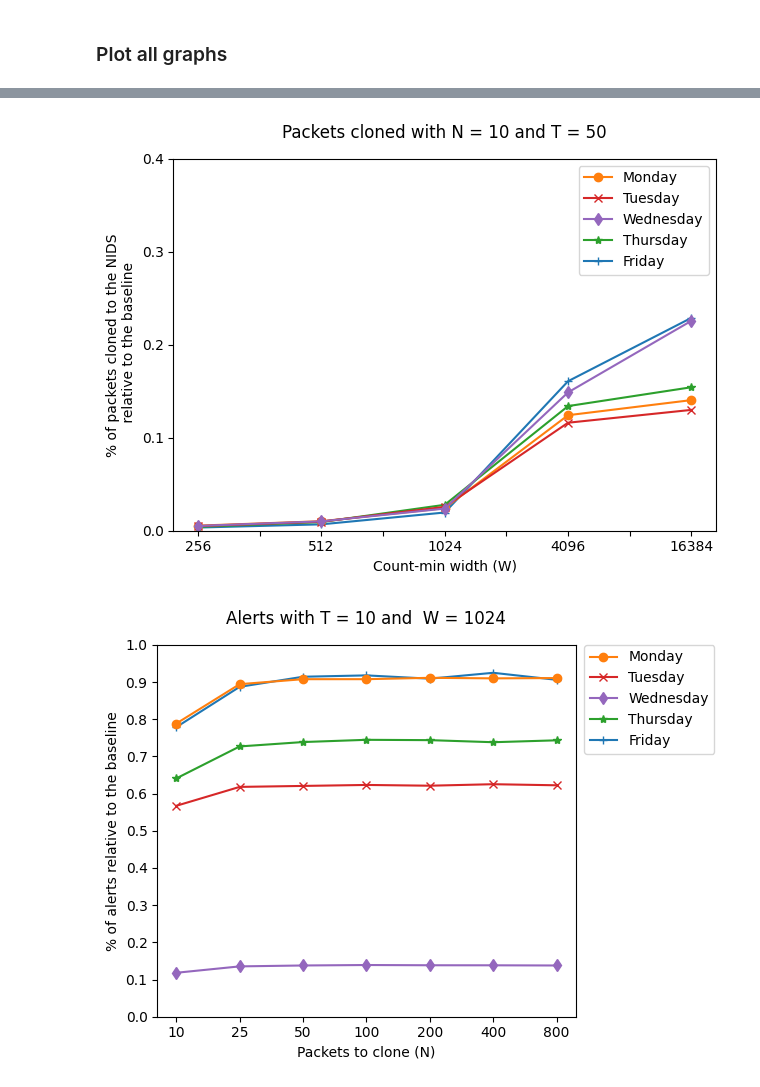
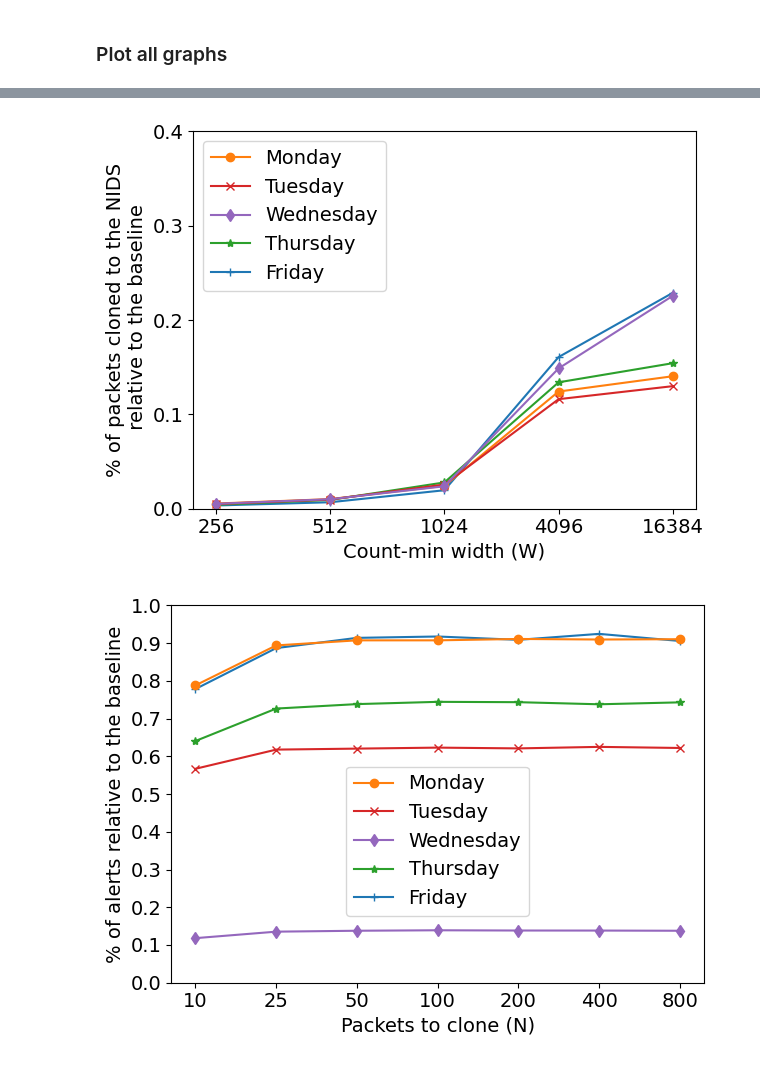
Before and after one commit to HenriqueBBrum/Network-Wide-Rule-Orchestrator, a Jupyter notebook: testing/dataplane_parameters_evaluation/parameters_evaluation_plots.ipynb, the cells around one changed output, grey strips where cells are left out. Drawn from its saved outputs; the diff is of its cells as text; code cells hidden in the pictures.

```diff
--- a/testing/dataplane_parameters_evaluation/parameters_evaluation_plots.ipynb
+++ b/testing/dataplane_parameters_evaluation/parameters_evaluation_plots.ipynb
@@ -186,30 +186,28 @@ alerts_w_16384_df, packets_w_16384_df = create_sub_dataframes(w_16384_df, "Packe
 # %% [markdown]
 ### "Alerts" and "packets cloned" plotting functions
 # %%
-def plot_alerts(df, filename, title, anchored_legend=True):
+def plot_alerts(df, filename, anchored_legend=True):
     df.plot(style=['+-', 'o-', '*-', 'x-', 'd-'])
     handles, labels = plt.gca().get_legend_handles_labels()
     order = [1,3,4,2,0]
     if anchored_legend:
-        plt.legend([handles[idx] for idx in order],[labels[idx] for idx in order],bbox_to_anchor=(1.02,1), loc='upper left', borderaxespad=0)
+        plt.legend([handles[idx] for idx in order],[labels[idx] for idx in order], bbox_to_anchor=[0.5, 0.375], loc='center', borderaxespad=0)
     else:
         plt.legend([handles[idx] for idx in order],[labels[idx] for idx in order])
     plt.yticks(np.arange(0, 1.1, step=0.1))
     plt.ylim(0,1)
     plt.ylabel(alerts_plot_ylabel)
-    plt.title(title, pad=15)
     plt.tight_layout()
     plt.savefig(filename)
 
-def plot_packets_cloned(df, filename, title):
+def plot_packets_cloned(df, filename, legend_loc="upper left"):
     df.plot(style=['+-', 'o-', '*-', 'x-', 'd-'])
     handles, labels = plt.gca().get_legend_handles_labels()
     order = [1,3,4,2,0]
-    plt.legend([handles[idx] for idx in order],[labels[idx] for idx in order])
+    plt.legend([handles[idx] for idx in order],[labels[idx] for idx in order], loc=legend_loc)
     plt.yticks(np.arange(0, 0.5, step=0.1))
     plt.ylim(0,0.4)
     plt.ylabel(packets_cloned_plot_ylabel)
-    plt.title(title, pad=15)
     plt.tight_layout()
     plt.savefig(filename)
 # %%
@@ -218,21 +216,22 @@ packets_cloned_plot_ylabel = "% of packets cloned to the NIDS\n relative to the
 # %% [markdown]
 ### Plot all graphs
 # %%
-plot_alerts(alerts_t_10_df, "graphs/Alerts_n_10_t_10.png", "Alerts with N = 10 and T = 10", False)
-plot_packets_cloned(packets_t_10_df, "graphs/Packets_cloned_n_10_t_10.png", "Packets cloned with N = 10 and T = 10")
+plt.rcParams.update({'font.size': 14})
+plot_alerts(alerts_t_10_df, "graphs/Alerts_n_10_t_10.png", False)
+plot_packets_cloned(packets_t_10_df, "graphs/Packets_cloned_n_10_t_10.png")
 
-plot_alerts(alerts_t_25_df, "graphs/Alerts_n_10_t_25.png", "Alerts with N = 10 and T = 25", False)
-plot_packets_cloned(packets_t_25_df, "graphs/Packets_cloned_n_10_t_25.png", "Packets cloned with with N = 10 and T = 25")
+plot_alerts(alerts_t_25_df, "graphs/Alerts_n_10_t_25.png", False)
+plot_packets_cloned(packets_t_25_df, "graphs/Packets_cloned_n_10_t_25.png")
 
-plot_alerts(alerts_t_50_df, "graphs/Alerts_n_10_t_50.png", "Alerts with N = 10 and T = 50", False)
-plot_packets_cloned(packets_t_50_df, "graphs/Packets_cloned_n_10_t_50.png", "Packets cloned with N = 10 and T = 50")
+plot_alerts(alerts_t_50_df, "graphs/Alerts_n_10_t_50.png", False)
+plot_packets_cloned(packets_t_50_df, "graphs/Packets_cloned_n_10_t_50.png")
 
-plot_alerts(alerts_w_1024_df, "graphs/Alerts_t_10_w_1024.png", "Alerts with T = 10 and  W = 1024")
-plot_packets_cloned(packets_w_1024_df, "graphs/Packets_cloned_t_10_w_1024.png", "Packets cloned with T = 10 and  W = 1024")
+plot_alerts(alerts_w_1024_df, "graphs/Alerts_t_10_w_1024.png")
+plot_packets_cloned(packets_w_1024_df, "graphs/Packets_cloned_t_10_w_1024.png", "lower right")
 
-plot_alerts(alerts_w_4096_df, "graphs/Alerts_t_10_w_4096.png", "Alerts with T = 10 and and W = 4096")
-plot_packets_cloned(packets_w_4096_df, "graphs/Packets_cloned_t_10_w_4096.png", "Packets cloned with T = 10 and and W = 4096")
+plot_alerts(alerts_w_4096_df, "graphs/Alerts_t_10_w_4096.png")
+plot_packets_cloned(packets_w_4096_df, "graphs/Packets_cloned_t_10_w_4096.png", "lower right")
 
-plot_alerts(alerts_w_16384_df, "graphs/Alerts_t_10_w_16384.png", "Alerts with T = 10 and and W = 16384")
-plot_packets_cloned(packets_w_16384_df, "graphs/Packets_cloned_t_10_w_16384.png", "Packets cloned with T = 10 and and W = 16384")
+plot_alerts(alerts_w_16384_df, "graphs/Alerts_t_10_w_16384.png")
+plot_packets_cloned(packets_w_16384_df, "graphs/Packets_cloned_t_10_w_16384.png", "lower right")
 # %% [output]
@@ -244,2 +243,2 @@ plot_packets_cloned(packets_w_16384_df, "graphs/Packets_cloned_t_10_w_16384.png"
-[figure, old version]
+[figure, new version]
-[figure, old version]
+[figure, new version]
```
Also changed, not shown: parts of 1 cell of this notebook, 38 other files.
